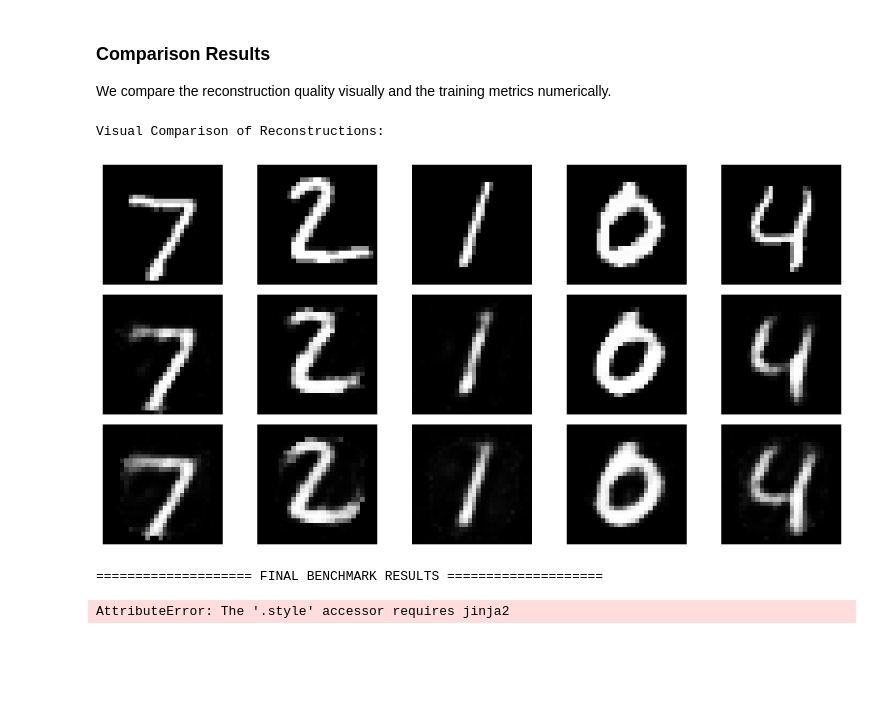
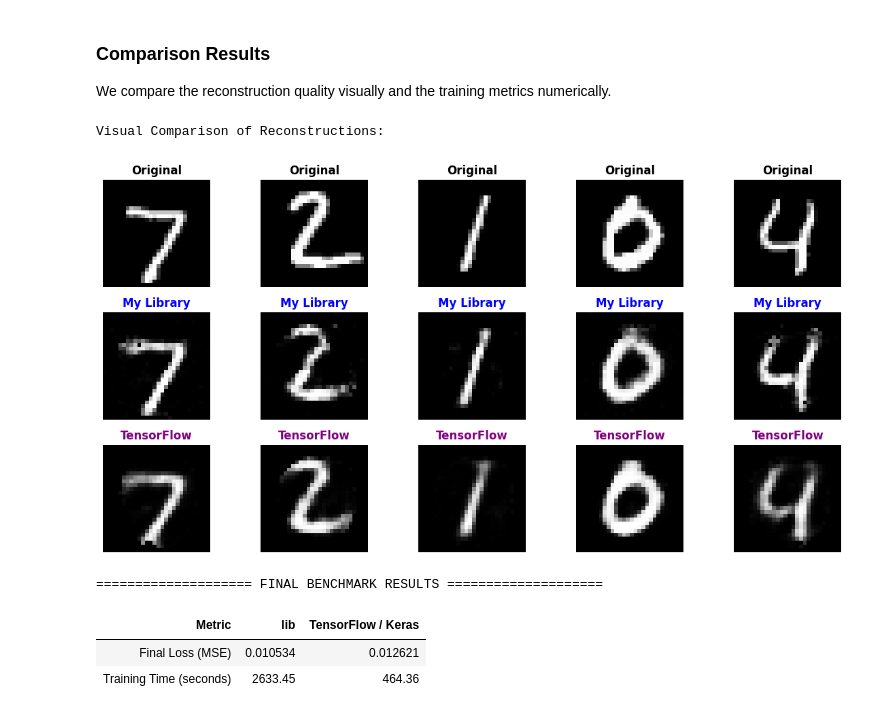
Before and after one commit to Senior2Projects/Neural_Network_Library, a Jupyter notebook: Notebooks/project_demo.ipynb, the cells around one changed output. Drawn from its saved outputs; the diff is of its cells as text; code cells hidden in the pictures; blank space fills up the shorter version.

```diff
--- a/Notebooks/project_demo.ipynb
+++ b/Notebooks/project_demo.ipynb
@@ -327,16 +308,21 @@ We define the network using our custom `Network` class. Note that for an autoenc
 # %%
 # 1. Define Architecture
 input_dim = 784   # 28x28 pixels
-latent_dim = 32   # Bottleneck layer size
+latent_dim = 64   # Bottleneck layer size
 
 layers = [
     # Encoder
-    Dense(input_dim, latent_dim),
+    Dense(input_dim, 256),
+    ReLU(),
+    Dense(256, latent_dim),
     ReLU(),
     # Decoder
-    Dense(latent_dim, input_dim),
+    Dense(latent_dim, 256),
+    ReLU(),
+    Dense(256, input_dim),
     Sigmoid()
 ]
+
 # 2. Initialize Network, Loss, and Optimizer
 autoencoder = Network(layers)
 loss_fn = MSE()
@@ -352,11 +338,10 @@ autoencoder.train(
     X_train_small,
     loss_fn,
     optimizer,
-    epochs=5000,
-    verbose=True
+    epochs=2000
 )
 
-print(f"Training finished in {time.time() - start_time:.2f} seconds.")
+print(f"Training finished in {time.time() - start_time:.2f} seconds ({(time.time() - start_time)/60:.2f} minute).")
 
 # 4. Visualize Training Loss
 plot_losses(autoencoder.loss_history)
@@ -458,40 +461,38 @@ In this final section, we implement the **exact same autoencoder architecture**
 # --- Section 5: TensorFlow Comparison ---
 from tensorflow import keras
 from tensorflow.keras import layers, models, optimizers
-import time
 
 print(f"TensorFlow Version: {tf.__version__}")
 
-# 1. Define the exact same architecture using Keras
-# Input (784) -> Encoder (64, ReLU) -> Decoder (784, Sigmoid)
+# 1. Define the 4-layer autoencoder matching your custom library
 tf_model = models.Sequential([
     layers.InputLayer(input_shape=(784,)),
-    layers.Dense(64, activation='relu'),      # Encoder
-    layers.Dense(784, activation='sigmoid')   # Decoder
+    layers.Dense(256, activation='relu'),  # Encoder Layer 1
+    layers.Dense(64, activation='relu'),   # Encoder Layer 2 (latent space)
+    layers.Dense(256, activation='relu'),  # Decoder Layer 1
+    layers.Dense(784, activation='sigmoid') # Decoder Layer 2 (output)
 ])
 
-# 2. Compile with same Optimizer and Loss
-# Note: specific learning rate to match your custom SGD
+# 2. Compile with same optimizer and loss
 sgd = optimizers.SGD(learning_rate=0.1)
 tf_model.compile(optimizer=sgd, loss='mse')
 
-# 3. Train and Measure Time
+# 3. Train and measure time
 print("Training TensorFlow Model...")
 start_time_tf = time.time()
 
-# We use batch_size=len(X_train_small) to simulate Full-Batch Gradient Descent
 history = tf_model.fit(
     X_train_small,
     X_train_small,
-    epochs=5000,
+    epochs=2000,
     batch_size=32,
-    verbose=True
+    verbose=1
 )
 
 tf_duration = time.time() - start_time_tf
 tf_final_loss = history.history['loss'][-1]
 
-print(f"TF Training finished in {tf_duration:.2f} seconds.")
+print(f"TF Training finished in {tf_duration:.2f} seconds ({tf_duration/60:.2f} minutes).")
 print(f"TF Final Loss: {tf_final_loss:.6f}")
 # %% [output]
 TensorFlow Version: 2.20.0
@@ -507,41 +519,40 @@ We compare the reconstruction quality visually and the training metrics numerica
 # %%
 def compare_reconstructions(custom_model, tf_model, X, n=5):
     # Get predictions
     custom_preds = custom_model.forward(X[:n])
     tf_preds = tf_model.predict(X[:n], verbose=0)
 
     plt.figure(figsize=(12, 6))
     for i in range(n):
         # 1. Original
         ax = plt.subplot(3, n, i + 1)
         plt.imshow(X[i].reshape(28, 28), cmap='gray')
-        if i == 0: ax.set_ylabel("Original", fontsize=12, fontweight='bold')
+        plt.title("Original", fontsize=12)
         plt.axis("off")
 
         # 2. Our Library
         ax = plt.subplot(3, n, i + 1 + n)
         plt.imshow(custom_preds[i].reshape(28, 28), cmap='gray')
-        if i == 0: ax.set_ylabel("My Library", fontsize=12, fontweight='bold', color='blue')
+        plt.title("My Library", fontsize=12, color='blue')
         plt.axis("off")
 
         # 3. TensorFlow
         ax = plt.subplot(3, n, i + 1 + 2*n)
         plt.imshow(tf_preds[i].reshape(28, 28), cmap='gray')
-        if i == 0: ax.set_ylabel("TensorFlow", fontsize=12, fontweight='bold', color='red')
+        plt.title("TensorFlow", fontsize=12, color='purple')
         plt.axis("off")
 
     plt.tight_layout()
     plt.show()
 
 print("Visual Comparison of Reconstructions:")
 compare_reconstructions(autoencoder, tf_model, X_test_small)
 # %% [output]
 Visual Comparison of Reconstructions:
-[figure, old version]
+[figure, new version]
 # %%
 # --- Metrics Comparison Table ---
 import pandas as pd
-from IPython.display import display, Markdown
 
 # 1. Retrieve Data
 # Get the final loss from your custom autoencoder's history
@@ -562,9 +573,11 @@ print("\n" + "="*20 + " FINAL BENCHMARK RESULTS " + "="*20)
 display(df.style.hide(axis='index'))
 
 # 5. Print formatted Markdown for your PDF report
-print("\n[Copy-Paste for Report] Markdown Format:")
-markdown_table = df.to_markdown(index=False)
-print(markdown_table)
+# print("\n[Copy-Paste for Report] Markdown Format:")
+# markdown_table = df.to_markdown(index=False)
+# print(markdown_table)
 # %% [output]
 ==================== FINAL BENCHMARK RESULTS ====================
-AttributeError: The '.style' accessor requires jinja2
+| Metric | lib | TensorFlow / Keras |
+| Final Loss (MSE) | 0.010534 | 0.012621 |
+| Training Time (seconds) | 2633.45 | 464.36 |
```
Also changed, not shown: parts of 11 cells of this notebook, 3 other files.
